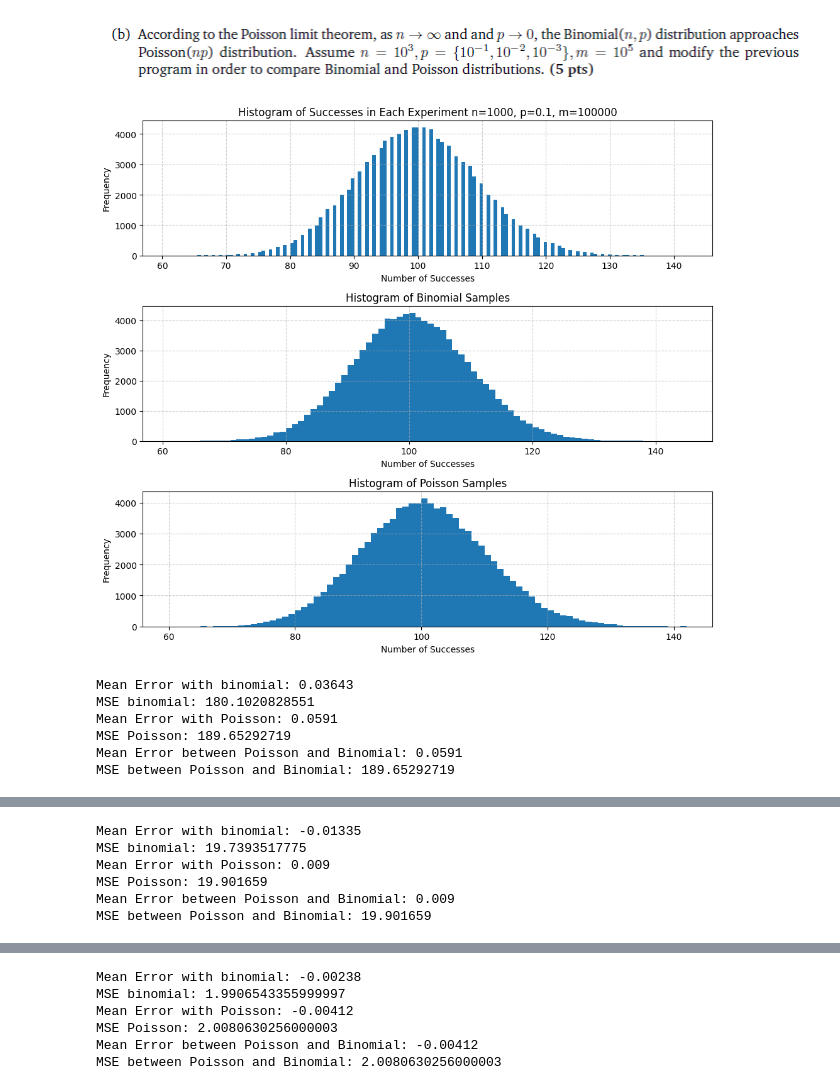
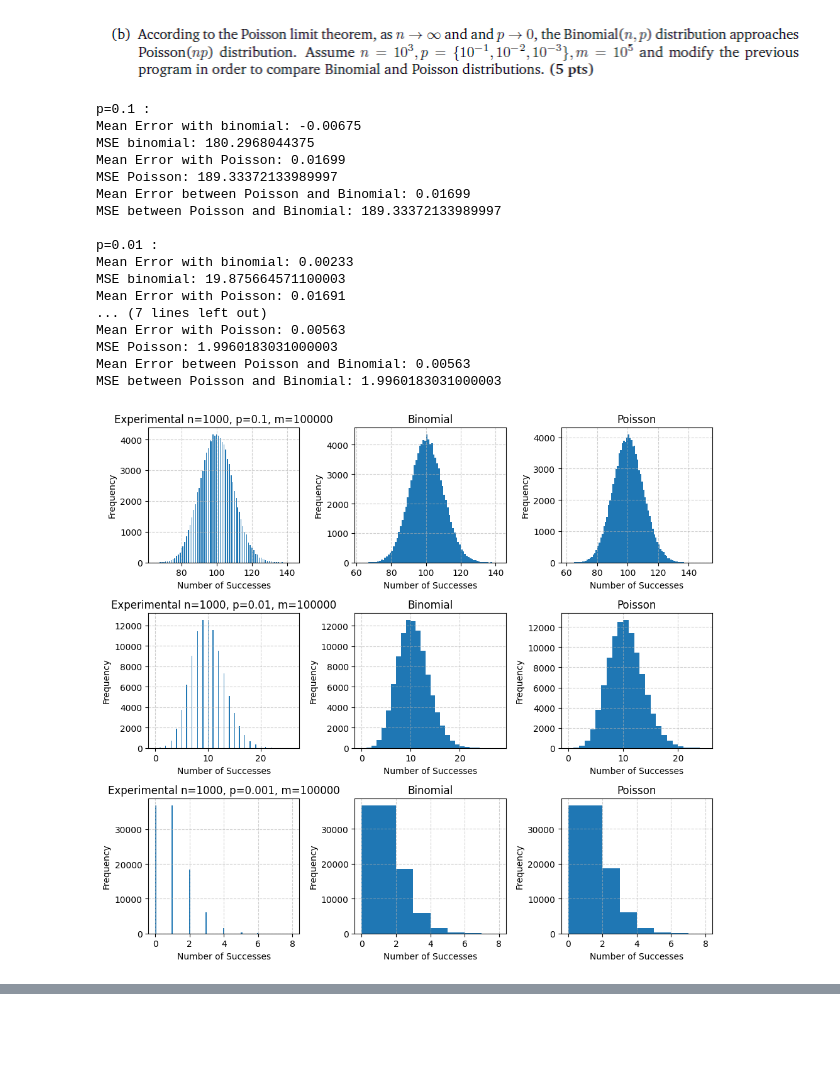
Before and after one commit to Vequis/AI-Machine-Learning-Studies, a Jupyter notebook: MachineLearning/python/Exercises/Exercise1/main.ipynb, the cells around one changed output, grey strips where cells are left out. Drawn from its saved outputs; the diff is of its cells as text; code cells hidden in the pictures; blank space fills up the shorter version.

```diff
--- a/MachineLearning/python/Exercises/Exercise1/main.ipynb
+++ b/MachineLearning/python/Exercises/Exercise1/main.ipynb
@@ -146,7 +118,7 @@ TypeError: 'other' must be an instance of matplotlib.axes._base._AxesBase, not a
 # %% [markdown]
 ![image.png](attachment:image.png)
 # %%
-def compare_binomial_and_poisson(n, p, m):
+def compare_binomial_and_poisson(n, p, m, n_bins, subplot_idx):
     successes_of_each_experiment = np.zeros((1, m))
 
     for i in range(m):
@@ -156,53 +128,67 @@ def compare_binomial_and_poisson(n, p, m):
     binomial = np.random.binomial(n, p, size=m)
     poisson = np.random.poisson(n* p, size=m)
 
-    plt.figure(figsize=(10, 9))
-    plt.subplot(311)
-    plt.hist(successes_of_each_experiment.T, bins='auto')
-    plt.title(f'Histogram of Successes in Each Experiment n={n}, p={p}, m={m}')
+    plt.subplot(3, 3, subplot_idx)
+    plt.hist(successes_of_each_experiment.T, bins=n_bins)
+    plt.title(f'Experimental n={n}, p={p}, m={m}')
     plt.xlabel('Number of Successes')
     plt.ylabel('Frequency')
     plt.grid(True, linestyle='--', alpha=0.6)
 
-    plt.subplot(312)
-    plt.hist(binomial, bins='auto')
-    plt.title('Histogram of Binomial Samples')
+    plt.subplot(3, 3, subplot_idx + 1)
+    plt.hist(binomial, bins=n_bins)
+    plt.title('Binomial')
     plt.xlabel('Number of Successes')
     plt.ylabel('Frequency')
     plt.grid(True, linestyle='--', alpha=0.6)
 
-    plt.subplot(313)
-    plt.hist(poisson, bins='auto')
-    plt.title('Histogram of Poisson Samples')
+    plt.subplot(3, 3, subplot_idx + 2)
+    plt.hist(poisson, bins=n_bins)
+    plt.title('Poisson')
     plt.xlabel('Number of Successes')
     plt.ylabel('Frequency')
     plt.grid(True, linestyle='--', alpha=0.6)
 
     plt.tight_layout()
-    plt.show()
 
+    print()
+    print(f'p={p} :')
     # difference_vector = binomial - successes_of_each_experiment
     mse_difference = mse(binomial - successes_of_each_experiment)
     print(f'Mean Error with binomial: {np.mean(binomial - successes_of_each_experiment)}')
     print(f'MSE binomial: {mse_difference}')
 
     mse_difference = mse(poisson - successes_of_each_experiment)
     print(f'Mean Error with Poisson: {np.mean(poisson - successes_of_each_experiment)}')
     print(f'MSE Poisson: {mse_difference}')
 
     mse_difference = mse(poisson - successes_of_each_experiment)
     print(f'Mean Error between Poisson and Binomial: {np.mean(poisson - successes_of_each_experiment)}')
     print(f'MSE between Poisson and Binomial: {mse_difference}')
 
+plt.figure(figsize=(10, 9))
 
-compare_binomial_and_poisson(1000, 0.1, 100000)
-compare_binomial_and_poisson(1000, 0.01, 100000)
-compare_binomial_and_poisson(1000, 0.001, 100000)
+compare_binomial_and_poisson(1000, 0.1, 100000, 'auto', 1)
+compare_binomial_and_poisson(1000, 0.01, 100000, 'auto', 4)
+compare_binomial_and_poisson(1000, 0.001, 100000, 'auto', 7)
+
+plt.show()
 # %% [output]
+p=0.1 :
+Mean Error with binomial: -0.00675
+MSE binomial: 180.2968044375
+Mean Error with Poisson: 0.01699
+MSE Poisson: 189.33372133989997
+Mean Error between Poisson and Binomial: 0.01699
+MSE between Poisson and Binomial: 189.33372133989997
+
+p=0.01 :
+Mean Error with binomial: 0.00233
+MSE binomial: 19.875664571100003
+Mean Error with Poisson: 0.01691
+... (7 lines left out)
+Mean Error with Poisson: 0.00563
+MSE Poisson: 1.9960183031000003
+Mean Error between Poisson and Binomial: 0.00563
+MSE between Poisson and Binomial: 1.9960183031000003
-[figure, old version]
+[figure, new version]
-Mean Error with binomial: 0.03643
-MSE binomial: 180.1020828551
-Mean Error with Poisson: 0.0591
-MSE Poisson: 189.65292719
-Mean Error between Poisson and Binomial: 0.0591
-MSE between Poisson and Binomial: 189.65292719
@@ -210,6 +194,0 @@ MSE between Poisson and Binomial: 189.65292719
-Mean Error with binomial: -0.01335
-MSE binomial: 19.7393517775
-Mean Error with Poisson: 0.009
-MSE Poisson: 19.901659
-Mean Error between Poisson and Binomial: 0.009
-MSE between Poisson and Binomial: 19.901659
@@ -217,6 +194,0 @@ MSE between Poisson and Binomial: 19.901659
-Mean Error with binomial: -0.00238
-MSE binomial: 1.9906543355999997
-Mean Error with Poisson: -0.00412
-MSE Poisson: 2.0080630256000003
-Mean Error between Poisson and Binomial: -0.00412
-MSE between Poisson and Binomial: 2.0080630256000003
```
Also changed, not shown: parts of 24 cells of this notebook, 1 other file.
